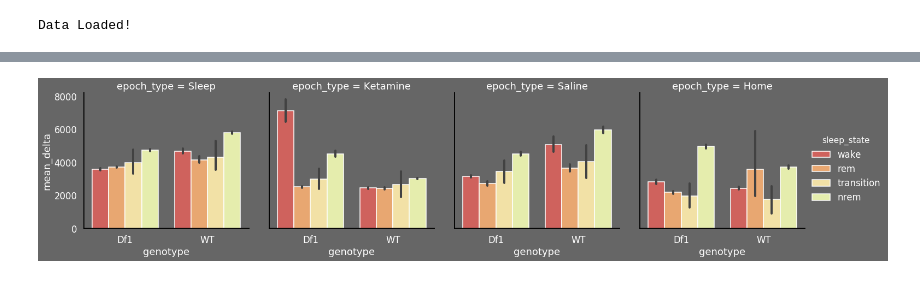
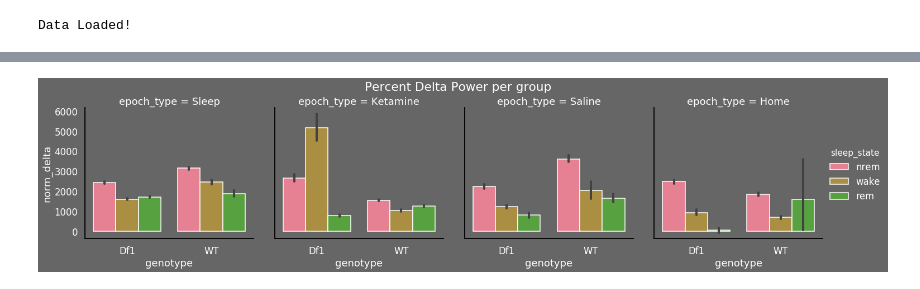
Before and after one commit to nubs01/toolbox, a Jupyter notebook: python_dataProcessing/grab_and_plot.ipynb, the cells around one changed output, grey strips where cells are left out. Saved outputs shown, nothing was run; the diff lists cells and outputs as text; code cells hidden in the pictures.

Commit message:
Getting State Validation working and up to par

```diff
--- a/python_dataProcessing/grab_and_plot.ipynb
+++ b/python_dataProcessing/grab_and_plot.ipynb
@@ -7,6 +10,7 @@ import os
 # %%
 csvList = []
-for dirpath,dirnames,files in os.walk('/home/nubs01/Documents/Projects/'):
+project_path = '/home/roshan/Projects/'
+for dirpath,dirnames,files in os.walk(project_path):
     for name in files:
         if name.lower().endswith('.csv'):
             csvList.append(os.path.join(dirpath+'/'+name))
@@ -35,5 +30,6 @@ array(['RZ8', 'RW10', 'RZ9', 'RW7', 'RW9', 'RZ7', 'RZ10', 'RW8'],
       dtype=object)
 # %%
+# Set plot style
 custom_style = {'figure.facecolor':'.4',
                 "axes.facecolor":".4",
                 'axes.edgecolor':'.4',
@@ -47,4 +43,7 @@ custom_style = {'figure.facecolor':'.4',
                 'axes.edgecolor':'black'}
 sns.set_style('white',rc=custom_style)
 sns.set_context('talk')
-col_palette = sns.color_palette("Spectral")
+col_palette = sns.color_palette("husl")
+def addTitle(fig=None,title=''):
+    plt.subplots_adjust(top=.85)
+    fig.fig.suptitle(title)
@@ -50,0 +67,10 @@ col_palette = sns.color_palette("Spectral")
+# %%
+# Decided to use mean power since it seems the relations still hold regardless of using mean or total
+# Now create columns for log mean power
+dataMat['log_mean_delta']= dataMat['mean_delta'].apply(np.log10)
+dataMat['log_total_delta']= dataMat['total_delta'].apply(np.log10)
+dataMat['norm_delta'] = dataMat['mean_delta']-dataMat['median_power']
+dataMat['perc_delta'] = (dataMat['total_delta']/dataMat['total_power']) * 100
+# %%
+# So from the above cell 13, I'd choose to exclude RW10 tetrode 7 and RW9 tetrode 3 & 6
+df=dataMat.query(" not (animID == 'RW9' and tetrode in [3,6]) and not (animID == 'RW10' and tetrode == 7) and not (sleep_state=='transition') ")
@@ -51,4 +92,5 @@ col_palette = sns.color_palette("Spectral")
 # %%
-g = sns.catplot(x='genotype',y='mean_delta',hue='sleep_state',data=dataMat,col="epoch_type",kind='bar',palette=col_palette)
+g3 = sns.catplot(x='genotype',y='norm_delta',hue='sleep_state',data=df,col='epoch_type',kind='bar',palette=col_palette)
+addTitle(g3,'Percent Delta Power per group')
 # %% [output]
-[figure, old version]
+[figure, new version]
```
Also changed, not shown: parts of 22 cells of this notebook, 10 other files.
